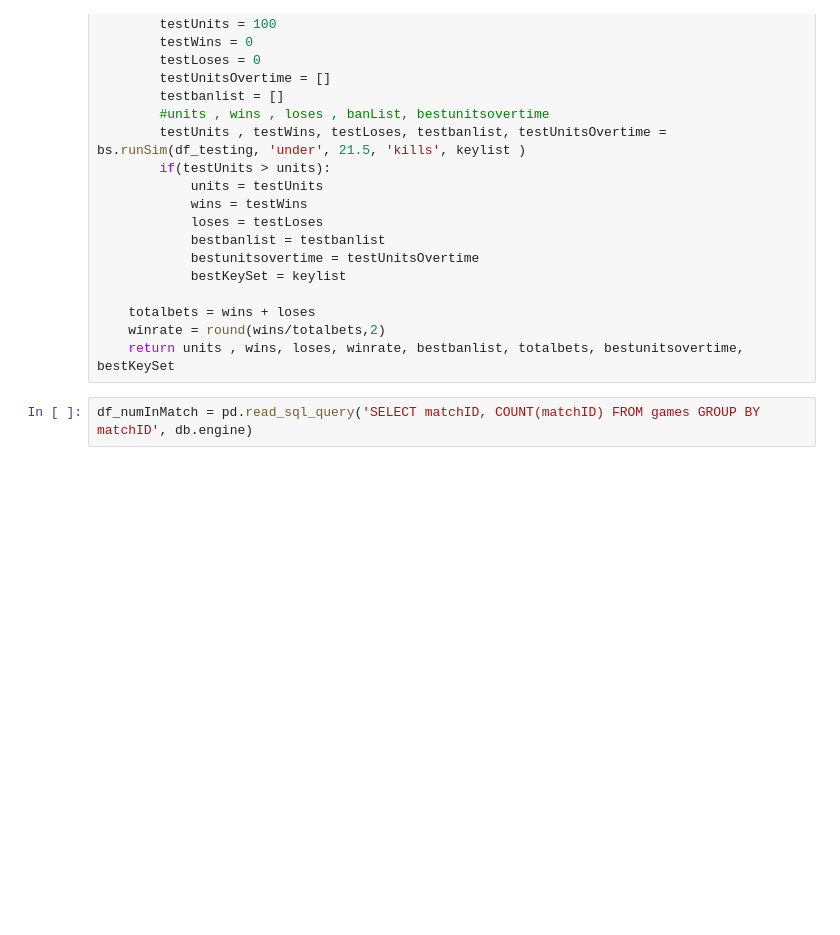
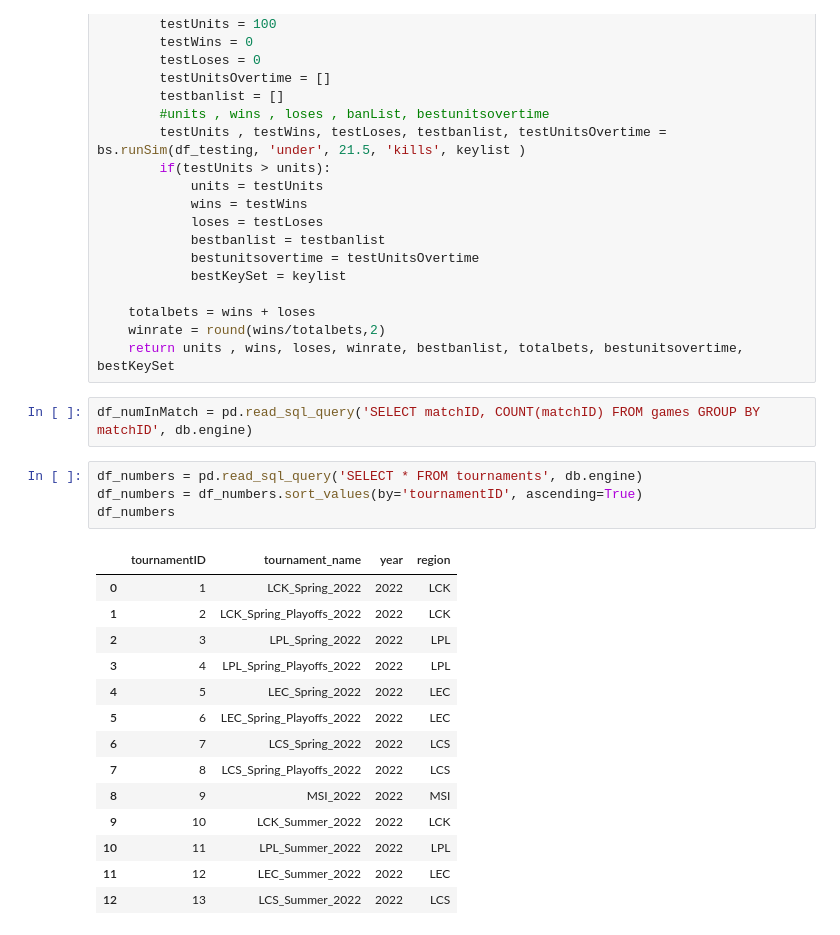
Before and after one commit to overlordLoki/lolz-server, a Jupyter notebook: playAround.ipynb, the cells around one changed output. Saved outputs shown, nothing was run; the diff lists cells and outputs as text; blank space fills up the shorter version.

```diff
--- a/playAround.ipynb
+++ b/playAround.ipynb
@@ -100,3 +89,22 @@ def bestKeysSim(df_testing, keys):
     return units , wins, loses, winrate, bestbanlist, totalbets, bestunitsovertime, bestKeySet
 # %%
 df_numInMatch = pd.read_sql_query('SELECT matchID, COUNT(matchID) FROM games GROUP BY matchID', db.engine)
+# %%
+df_numbers = pd.read_sql_query('SELECT * FROM tournaments', db.engine)
+df_numbers = df_numbers.sort_values(by='tournamentID', ascending=True)
+df_numbers
+# %% [output]
+|  | tournamentID | tournament_name | year | region |
+| 0 | 1 | LCK_Spring_2022 | 2022 | LCK |
+| 1 | 2 | LCK_Spring_Playoffs_2022 | 2022 | LCK |
+| 2 | 3 | LPL_Spring_2022 | 2022 | LPL |
+| 3 | 4 | LPL_Spring_Playoffs_2022 | 2022 | LPL |
+| 4 | 5 | LEC_Spring_2022 | 2022 | LEC |
+| 5 | 6 | LEC_Spring_Playoffs_2022 | 2022 | LEC |
+| 6 | 7 | LCS_Spring_2022 | 2022 | LCS |
+| 7 | 8 | LCS_Spring_Playoffs_2022 | 2022 | LCS |
+| 8 | 9 | MSI_2022 | 2022 | MSI |
+| 9 | 10 | LCK_Summer_2022 | 2022 | LCK |
+| 10 | 11 | LPL_Summer_2022 | 2022 | LPL |
+| 11 | 12 | LEC_Summer_2022 | 2022 | LEC |
+| 12 | 13 | LCS_Summer_2022 | 2022 | LCS |
```
Also changed, not shown: parts of 7 cells of this notebook, 2 other files.
